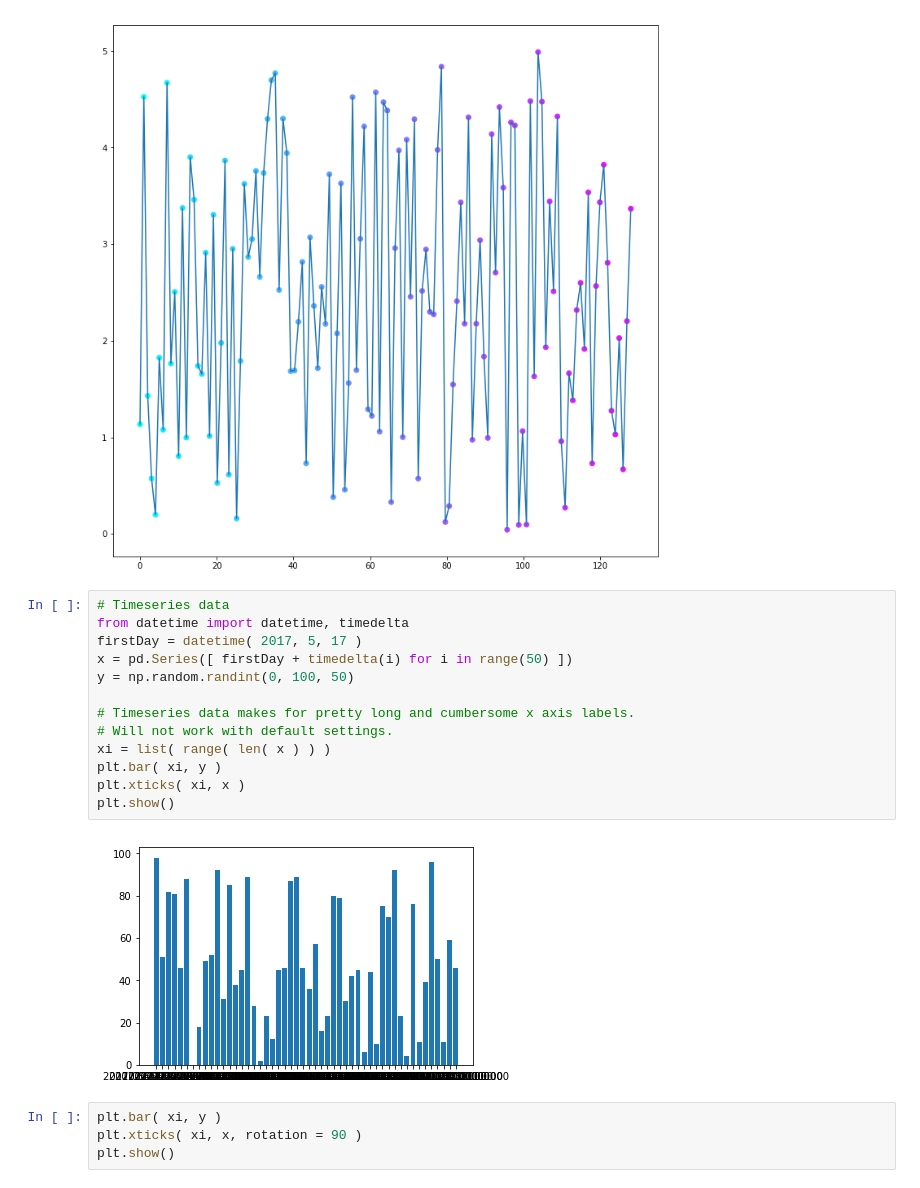
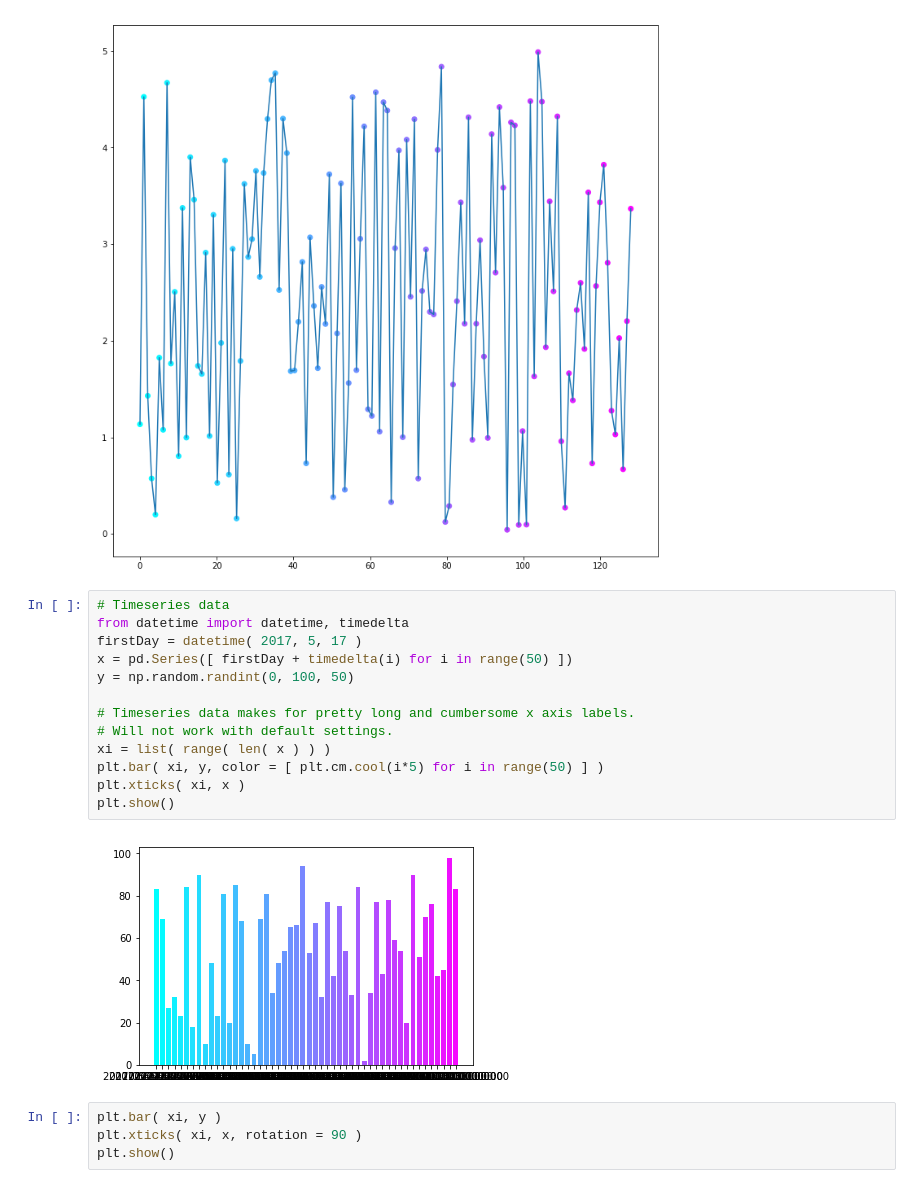
Before and after one commit to AlexandraLS1/pyconil_2017, a Jupyter notebook: PrettyPlotting.ipynb, the cells around one changed output. Drawn from its saved outputs; the diff is of its cells as text.

```diff
--- a/PrettyPlotting.ipynb
+++ b/PrettyPlotting.ipynb
@@ -87,18 +163,18 @@ plt.show()
 # %%
 # Timeseries data
 from datetime import datetime, timedelta
 firstDay = datetime( 2017, 5, 17 )
 x = pd.Series([ firstDay + timedelta(i) for i in range(50) ])
 y = np.random.randint(0, 100, 50)
 
 # Timeseries data makes for pretty long and cumbersome x axis labels.
 # Will not work with default settings.
 xi = list( range( len( x ) ) )
-plt.bar( xi, y )
+plt.bar( xi, y, color = [ plt.cm.cool(i*5) for i in range(50) ] )
 plt.xticks( xi, x )
 plt.show()
 # %% [output]
-[figure, old version]
+[figure, new version]
 # %%
 plt.bar( xi, y )
 plt.xticks( xi, x, rotation = 90 )
```
Also changed, not shown: parts of 7 cells of this notebook.
